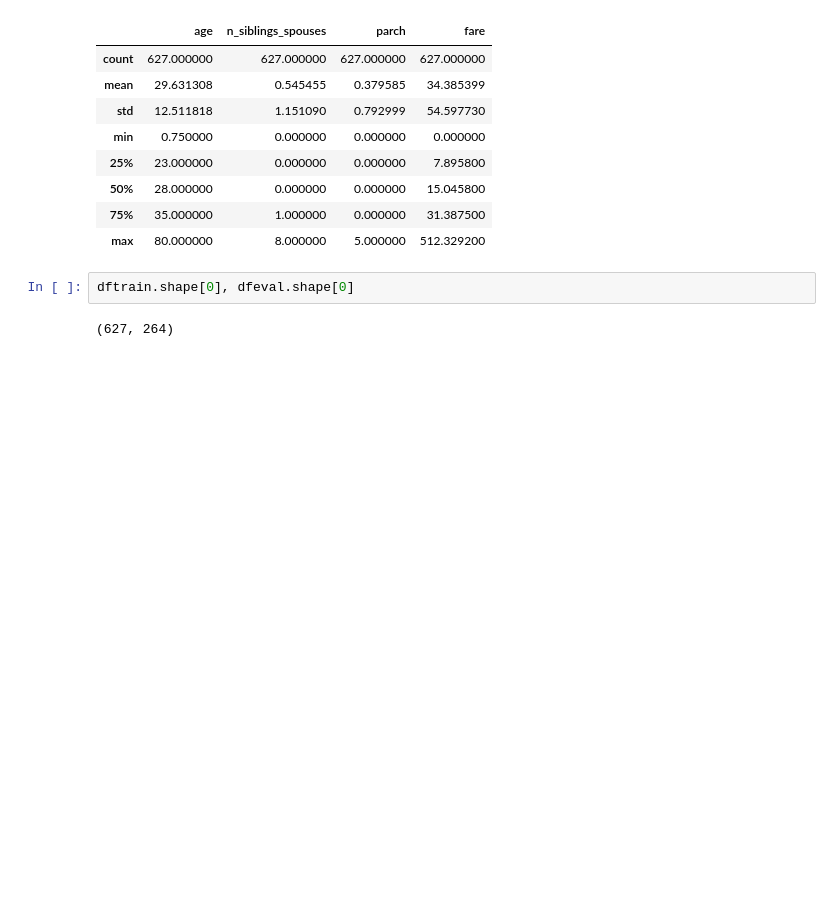
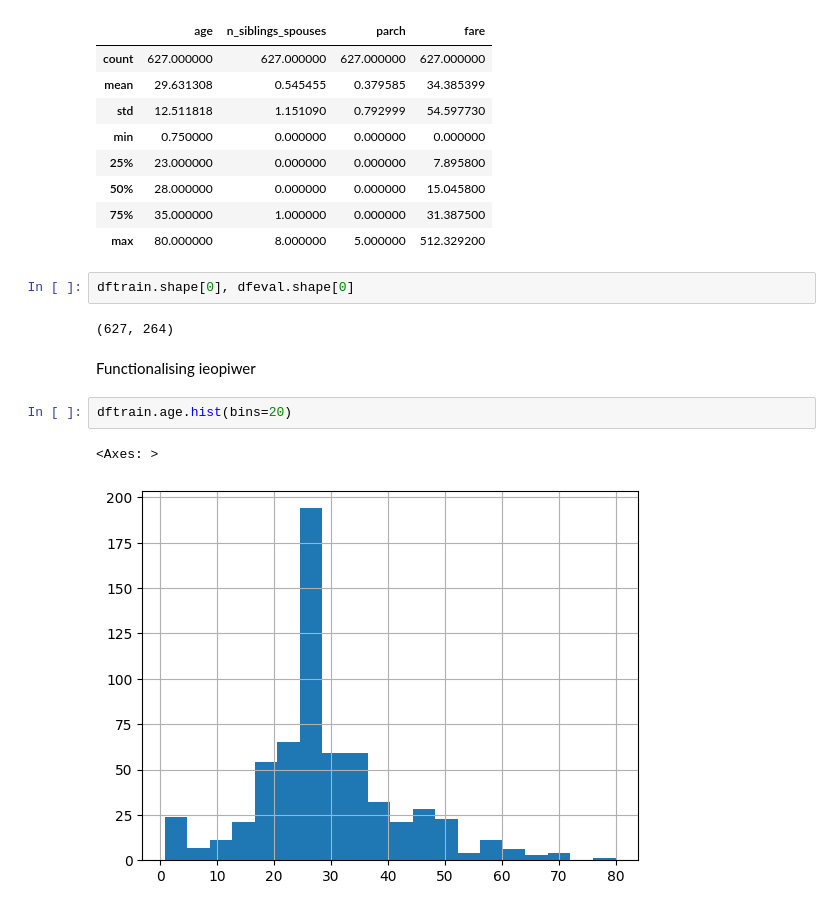
Before and after one commit to SimonLearnsCode/TensorFlow2.0-tutorials, a Jupyter notebook: Learning_Algorithms.ipynb, the cells around one changed output. Drawn from its saved outputs; the diff is of its cells as text; blank space fills up the shorter version.

```diff
--- a/Learning_Algorithms.ipynb
+++ b/Learning_Algorithms.ipynb
@@ -78,3 +78,10 @@ dftrain.describe()
 dftrain.shape[0], dfeval.shape[0]
 # %% [output]
 (627, 264)
+# %% [markdown]
+Functionalising ieopiwer
+# %%
+dftrain.age.hist(bins=20)
+# %% [output]
+<Axes: >
+[figure, added]
```
Also changed, not shown: parts of 14 cells of this notebook.
